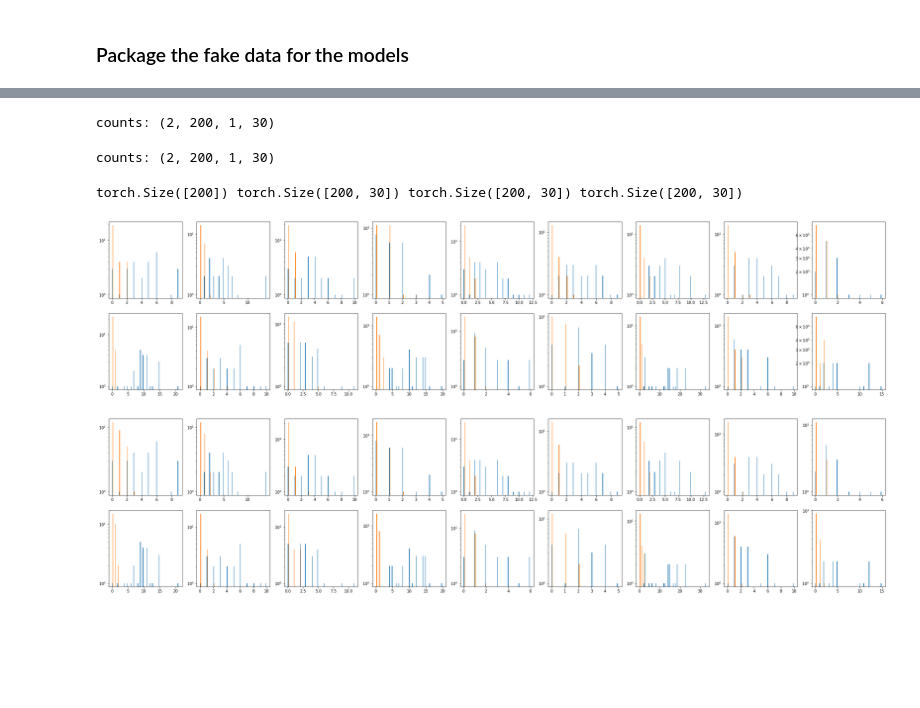
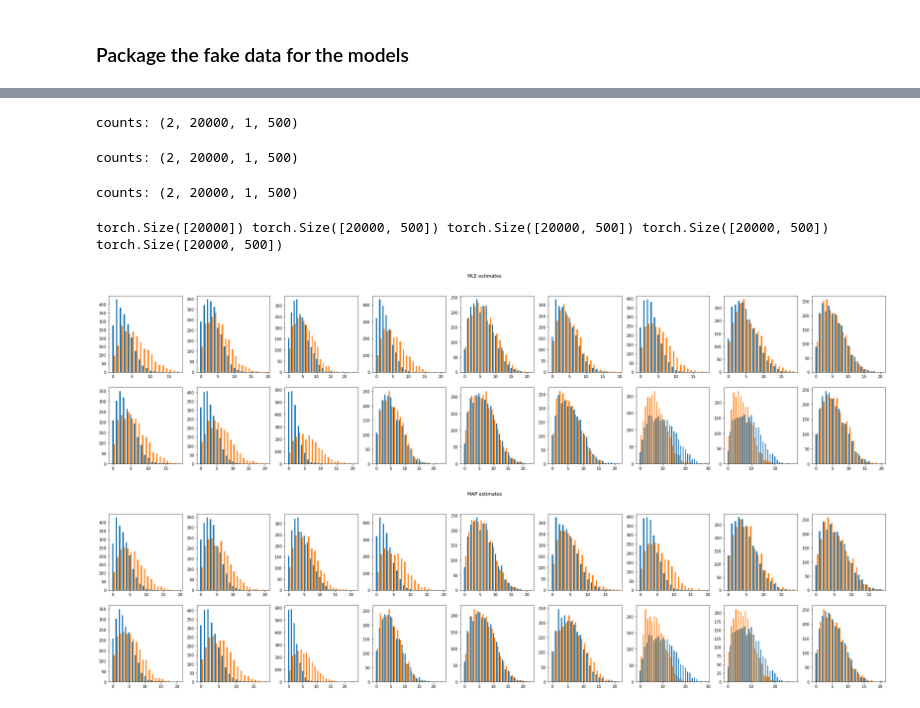
Before and after one commit to broadinstitute/tissue_purifier, a Jupyter notebook: notebooks/tp_02_validation_PYRO.ipynb, the cells around one changed output, grey strips where cells are left out. Drawn from its saved outputs; the diff is of its cells as text; code cells hidden in the pictures; blank space fills up the shorter version.

Commit message:
notebook pyro

```diff
--- a/notebooks/tp_02_validation_PYRO.ipynb
+++ b/notebooks/tp_02_validation_PYRO.ipynb
@@ -317,10 +491,17 @@ def train(model, guide, model_args=[], model_kargs=dict(), lr=0.005, n_steps=250
 # %%
-train(model_poisson_log_normal_v1, guide_poisson_log_normal_v1,
+start_time = time.time()
+print("Starting training")
+
+train(model_poisson_log_normal_A, guide_poisson_log_normal_A,
       model_kargs = {"dataset": fake_dataset, "observed": True},
-      n_steps=5, print_frequency=1,
+      n_steps=1, #2001,
+      print_frequency=50,
      clear_param_store=True)
 
-pyro.get_param_store().save(filename="params_model_v1.pt")
+delta_time = time.time()-start_time
+print("Traning time was {0:.3f} seconds".format(delta_time))
+
+pyro.get_param_store().save(filename="params_model_A.pt")
 
 for name, value in pyro.get_param_store().items():
     print(name, pyro.param(name).shape)
@@ -359,21 +572,30 @@ AutoDelta.eps_n1g torch.Size([200, 1, 30])
 # %%
 from pyro.infer import Predictive
 # %%
-pyro.get_param_store().load(filename="params_model_v1.pt")
-predictive1 = Predictive(model_poisson_log_normal_v1, guide=guide_poisson_log_normal_v1, num_samples=2,
+pyro.get_param_store().load(filename="params_model_A.pt")
+predictive_A = Predictive(model_poisson_log_normal_A, guide=guide_poisson_log_normal_A, num_samples=2,
                         return_sites={"counts"})
-samples1 = predictive1.get_samples(fake_dataset, observed=False)
-for k, v in samples1.items():
+samples_A = predictive_A.get_samples(fake_dataset, observed=False)
+for k, v in samples_A.items():
     print(f"{k}: {tuple(v.shape)}")
 # %% [output]
-counts: (2, 200, 1, 30)
+counts: (2, 20000, 1, 500)
+# %%
+pyro.get_param_store().load(filename="params_model_B.pt")
+predictive_B = Predictive(model_poisson_log_normal_B, guide=guide_poisson_log_normal_B, num_samples=2,
+                        return_sites={"counts"})
+samples_B = predictive_B.get_samples(fake_dataset, observed=False)
+for k, v in samples_B.items():
+    print(f"{k}: {tuple(v.shape)}")
+# %% [output]
+counts: (2, 20000, 1, 500)
 # %%
-pyro.get_param_store().load(filename="params_model_v2.pt")
-predictive2 = Predictive(model_poisson_log_normal_v2, guide=guide_poisson_log_normal_v2, num_samples=2,
+pyro.get_param_store().load(filename="params_model_B.pt")
+predictive_C = Predictive(model_poisson_log_normal_C, guide=guide_poisson_log_normal_C, num_samples=2,
                         return_sites={"counts"})
-samples2 = predictive2.get_samples(fake_dataset, observed=False)
-for k, v in samples2.items():
+samples_C = predictive_C.get_samples(fake_dataset, observed=False)
+for k, v in samples_C.items():
     print(f"{k}: {tuple(v.shape)}")
 # %% [output]
-counts: (2, 200, 1, 30)
+counts: (2, 20000, 1, 500)
 # %%
@@ -382,20 +605,24 @@ assert torch.any(samples2["counts"][0] != samples2["counts"][1])
 # %%
 cell_types_n = fake_dataset["cell_type_codes"]
 true_counts_ng = fake_dataset['counts']
-pred1_counts_ng = samples1["counts"][0].squeeze()
-pred2_counts_ng = samples2["counts"][0].squeeze()
+predA_counts_ng = samples_A["counts"][0].squeeze()
+predB_counts_ng = samples_B["counts"][0].squeeze()
+predC_counts_ng = samples_C["counts"][0].squeeze()
 
-print(cell_types_n.shape, true_counts_ng.shape, pred1_counts_ng.shape, pred2_counts_ng.shape)
+print(cell_types_n.shape, true_counts_ng.shape, predA_counts_ng.shape, predB_counts_ng.shape, predC_counts_ng.shape)
 # %% [output]
-torch.Size([200]) torch.Size([200, 30]) torch.Size([200, 30]) torch.Size([200, 30])
+torch.Size([20000]) torch.Size([20000, 500]) torch.Size([20000, 500]) torch.Size([20000, 500]) torch.Size([20000, 500])
 # %%
-fig_A = plot_few_gene_hist(cell_types_n, true_counts_ng[:,:2], pred1_counts_ng[:,:2], ncols=3)
-fig_B = plot_few_gene_hist(cell_types_n, true_counts_ng[:,:2], pred2_counts_ng[:,:2], ncols=3)
+fig_A = plot_few_gene_hist(cell_types_n, true_counts_ng[:,:2], predA_counts_ng[:,:2].int(), ncols=3)
+fig_B = plot_few_gene_hist(cell_types_n, true_counts_ng[:,:2], predB_counts_ng[:,:2].int(), ncols=3)
+fig_C = plot_few_gene_hist(cell_types_n, true_counts_ng[:,:2], predC_counts_ng[:,:2].int(), ncols=3)
 # %%
+_ = fig_A.suptitle("MLE estimates")
 fig_A
 # %% [output]
-[figure, old version]
+[figure, new version]
 # %%
+_ = fig_B.suptitle("MAP estimates")
 fig_B
 # %% [output]
-[figure, old version]
+[figure, new version]
```
Also changed, not shown: parts of 43 cells of this notebook.
